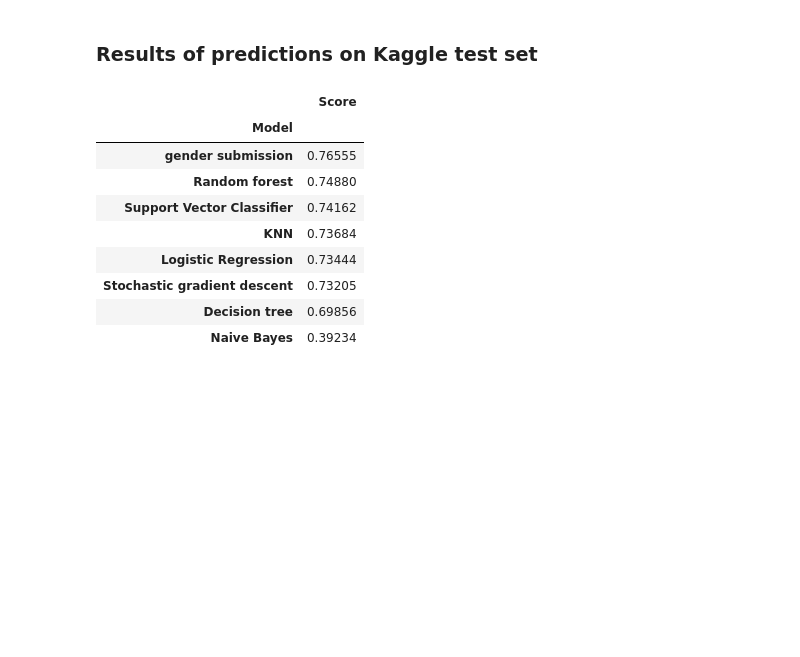
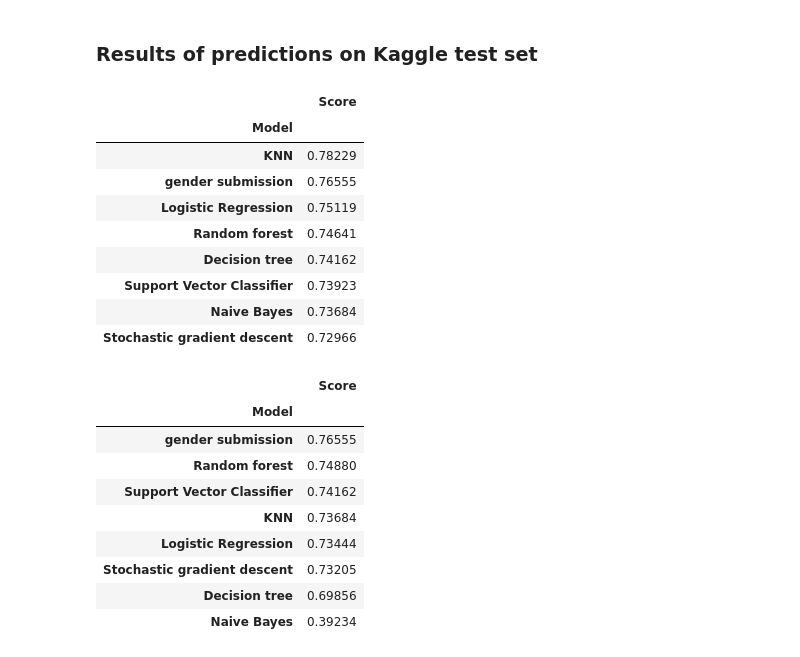
Before and after one commit to JoannaKG/Data-science-learning, a Jupyter notebook: Titanic/2. Prediction model.ipynb, the cells around one changed output. Cells and saved outputs as stored; diff of their text form; code cells hidden in the pictures; blank space fills up the shorter version.

```diff
--- a/Titanic/2. Prediction model.ipynb
+++ b/Titanic/2. Prediction model.ipynb
@@ -479,15 +481,26 @@ result_df
 # %% [markdown]
 ### Results of predictions on Kaggle test set
 # %%
-# results before changing feature extraction (before add "Survival_Rate")
-# results = pd.DataFrame({
-#     'Model': ['Logistic Regression','Random forest', 'Decision tree', 'Stochastic gradient descent',
-#              'Naive Bayes', 'Support Vector Classifier', 'KNN','gender submission'],
-#     'Score': [0.75119, 0.74641, 0.74162, 0.72966,
-#              0.73684, 0.73923, 0.78229, 0.76555]})
-# result_df = results.sort_values(by='Score', ascending=False)
-# result_df = result_df.set_index('Model')
-# result_df
+# results before changing feature extraction (before add "Survival_Rate_NA")
+results = pd.DataFrame({
+    'Model': ['Logistic Regression','Random forest', 'Decision tree', 'Stochastic gradient descent',
+             'Naive Bayes', 'Support Vector Classifier', 'KNN','gender submission'],
+    'Score': [0.75119, 0.74641, 0.74162, 0.72966,
+             0.73684, 0.73923, 0.78229, 0.76555]})
+result_df = results.sort_values(by='Score', ascending=False)
+result_df = result_df.set_index('Model')
+result_df
+# %% [output]
+|  | Score |
+| Model |  |
+| KNN | 0.78229 |
+| gender submission | 0.76555 |
+| Logistic Regression | 0.75119 |
+| Random forest | 0.74641 |
+| Decision tree | 0.74162 |
+| Support Vector Classifier | 0.73923 |
+| Naive Bayes | 0.73684 |
+| Stochastic gradient descent | 0.72966 |
 # %%
 results = pd.DataFrame({
     'Model': ['Logistic Regression','Random forest', 'Decision tree', 'Stochastic gradient descent',
```
Also changed, not shown: parts of 12 cells of this notebook, 13 other files.
